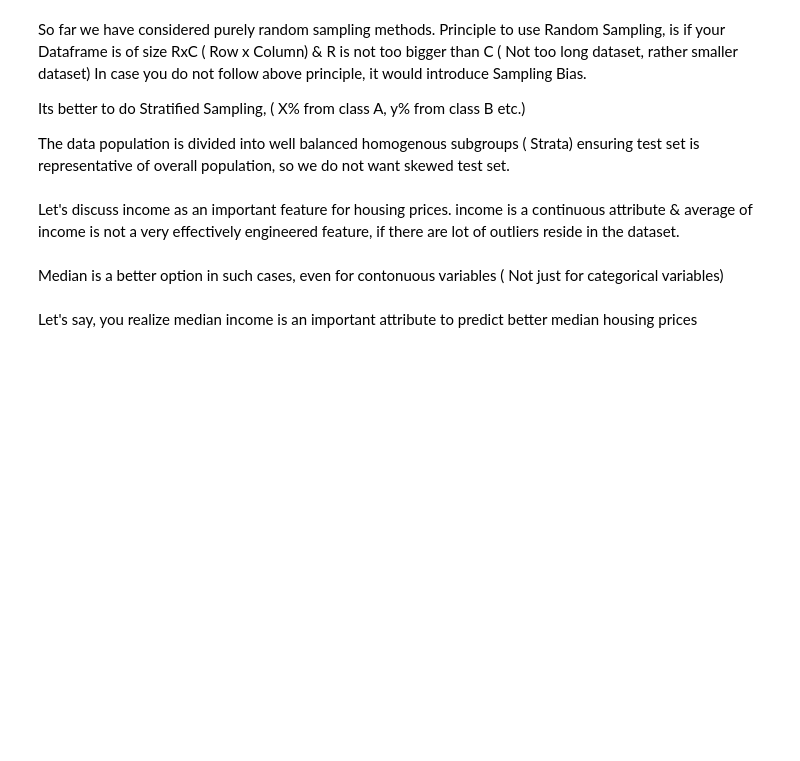
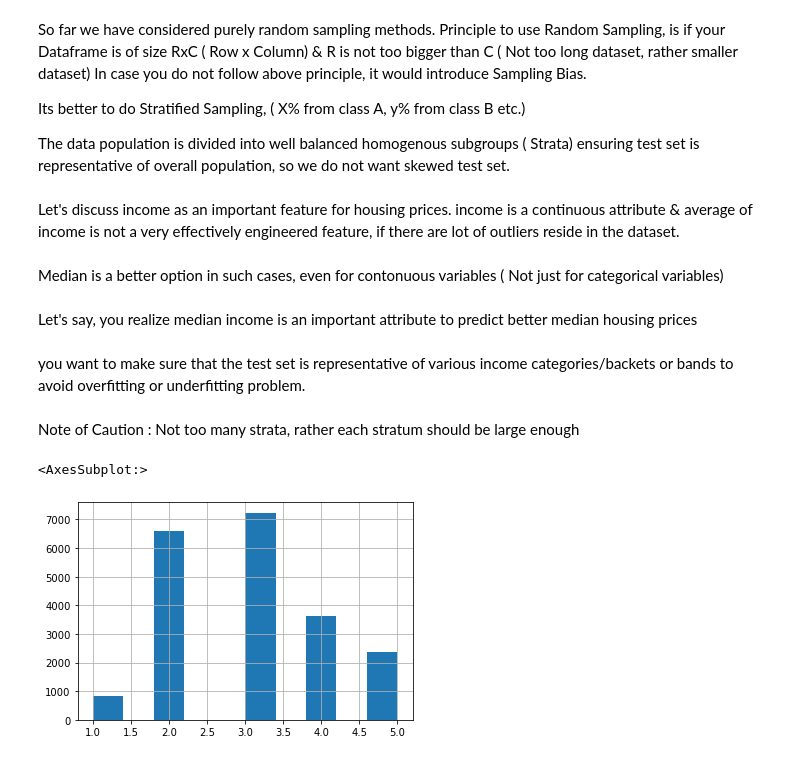
Before and after one commit to maitreyee-github/AI-Learning, a Jupyter notebook: Housing_Price_Prediction_local_data_set.ipynb, the cells around one changed output. Drawn from its saved outputs; the diff is of its cells as text; code cells hidden in the pictures; blank space fills up the shorter version.

```diff
--- a/Housing_Price_Prediction_local_data_set.ipynb
+++ b/Housing_Price_Prediction_local_data_set.ipynb
@@ -258,3 +258,15 @@ income is a continuous attribute & average of income is not a very effectively e
 Median is a better option in such cases, even for contonuous variables ( Not just for categorical variables)
 # %% [markdown]
 Let's say, you realize median income is an important attribute to predict better median housing prices
+# %% [markdown]
+you want to make sure that the test set is representative of various income categories/backets  or bands  to avoid overfitting or underfitting problem.
+# %% [markdown]
+Note of Caution : Not too many strata, rather each stratum should be large enough
+# %%
+#df["income_cat"] = pd.cut(df["median_income"], bins[0., 1.5, 3.0, 4.5, 6., np.inf], labels[1, 2, 3, 4, 5])
+df["income_cat"] = pd.cut(df["median_income"], bins=[0., 1.5, 3.0, 4.5, 6., np.inf], labels=[1, 2, 3, 4, 5])
+# %%
+df["income_cat"].hist() # Plot a histogram on the income categeory attribute
+# %% [output]
+<AxesSubplot:>
+[figure, added]
```
Also changed, not shown: parts of 1 cell of this notebook.
